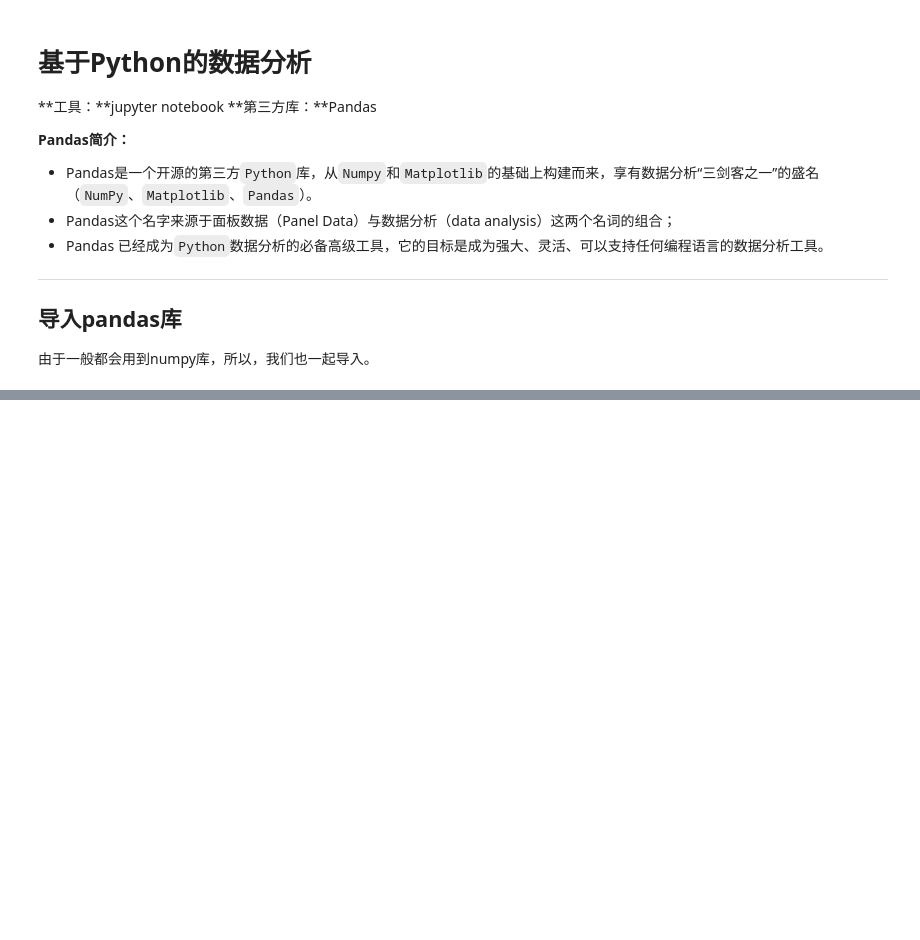
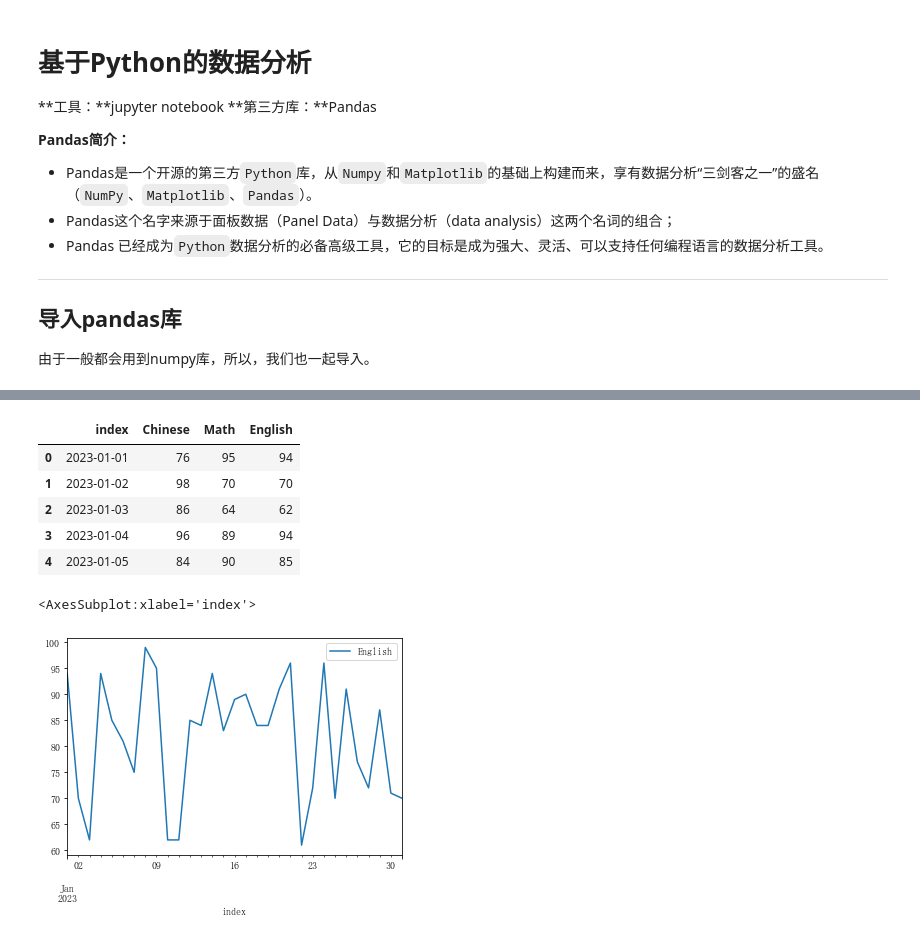
Before and after one commit to EchoBoyhub/iPython, a Jupyter notebook: 10_数据可视化.ipynb, the cells around one changed output, grey strips where cells are left out. Drawn from its saved outputs; the diff is of its cells as text; code cells hidden in the pictures; blank space fills up the shorter version.

```diff
--- a/10_数据可视化.ipynb
+++ b/10_数据可视化.ipynb
@@ -17,0 +91,20 @@ import numpy as np   # 导入numpy库
+# %%
+# 创建数据
+data = np.random.randint(60, 100, [31, 3])
+date_index = pd.date_range('2023-01-01', periods=31)
+df = pd.DataFrame(data=data,index=date_index,
+    columns=['Chinese', 'Math', 'English'])
+df.reset_index(inplace=True)  # 重置索引列
+display(df.head())
+
+# 设置x轴和y轴数据
+df.plot(x='index', y='English')  # 设置标题
+# %% [output]
+|  | index | Chinese | Math | English |
+| 0 | 2023-01-01 | 76 | 95 | 94 |
+| 1 | 2023-01-02 | 98 | 70 | 70 |
+| 2 | 2023-01-03 | 86 | 64 | 62 |
+| 3 | 2023-01-04 | 96 | 89 | 94 |
+| 4 | 2023-01-05 | 84 | 90 | 85 |
+<AxesSubplot:xlabel='index'>
+[figure, added]
```
Also changed, not shown: parts of 23 cells of this notebook.
